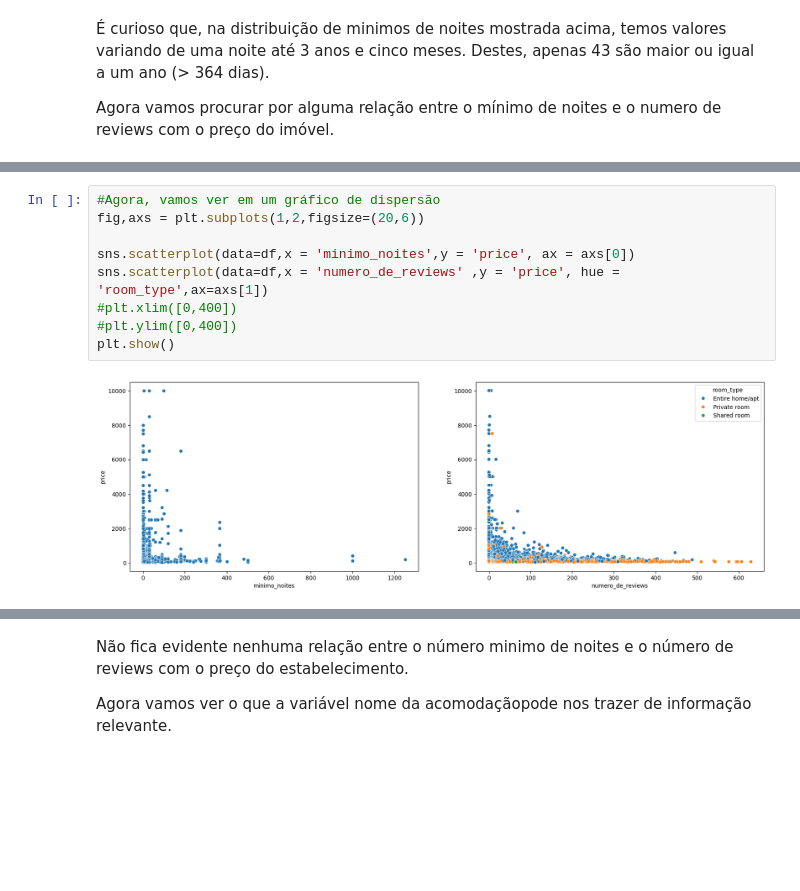
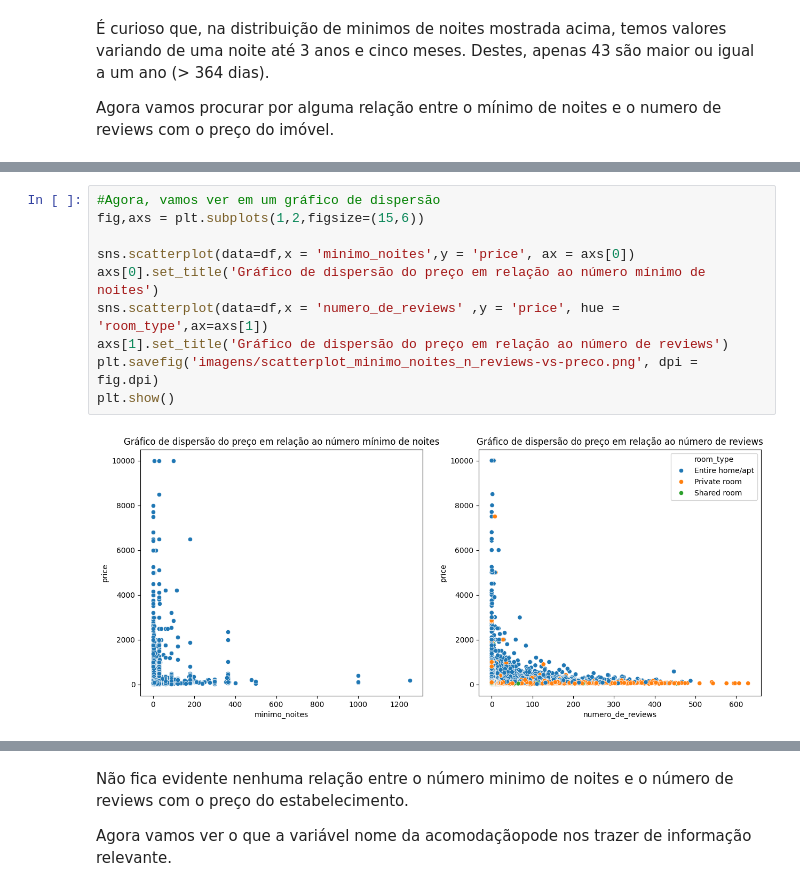
Before and after one commit to MarcioConstancio/LightHouse_CientistaDeDados, a Jupyter notebook: EDA.ipynb, the cells around one changed output, grey strips where cells are left out. Cells and saved outputs as stored; diff of their text form; blank space fills up the shorter version.

```diff
--- a/EDA.ipynb
+++ b/EDA.ipynb
@@ -407,12 +439,13 @@ df.corr(numeric_only=True)
 | disponibilidade_365 | 0.085541 | 0.203535 | -0.010926 | 0.082751 | 0.081833 | 0.144320 | 0.172047 | 0.185835 | ... |
 # %%
 #Agora, vamos ver em um gráfico de dispersão
-fig,axs = plt.subplots(1,2,figsize=(20,6))
+fig,axs = plt.subplots(1,2,figsize=(15,6))
 
 sns.scatterplot(data=df,x = 'minimo_noites',y = 'price', ax = axs[0])
+axs[0].set_title('Gráfico de dispersão do preço em relação ao número mínimo de noites')
 sns.scatterplot(data=df,x = 'numero_de_reviews' ,y = 'price', hue = 'room_type',ax=axs[1])
-#plt.xlim([0,400])
-#plt.ylim([0,400])
+axs[1].set_title('Gráfico de dispersão do preço em relação ao número de reviews')
+plt.savefig('imagens/scatterplot_minimo_noites_n_reviews-vs-preco.png', dpi = fig.dpi)
 plt.show()
 # %% [output]
-[figure, old version]
+[figure, new version]
```
Also changed, not shown: parts of 8 cells of this notebook, 7 other files.
